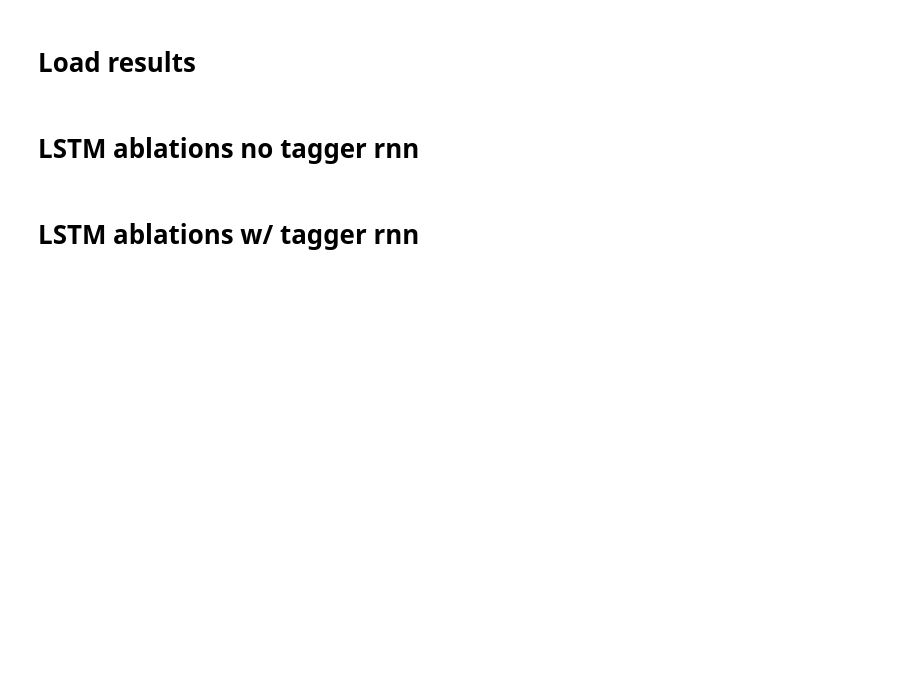
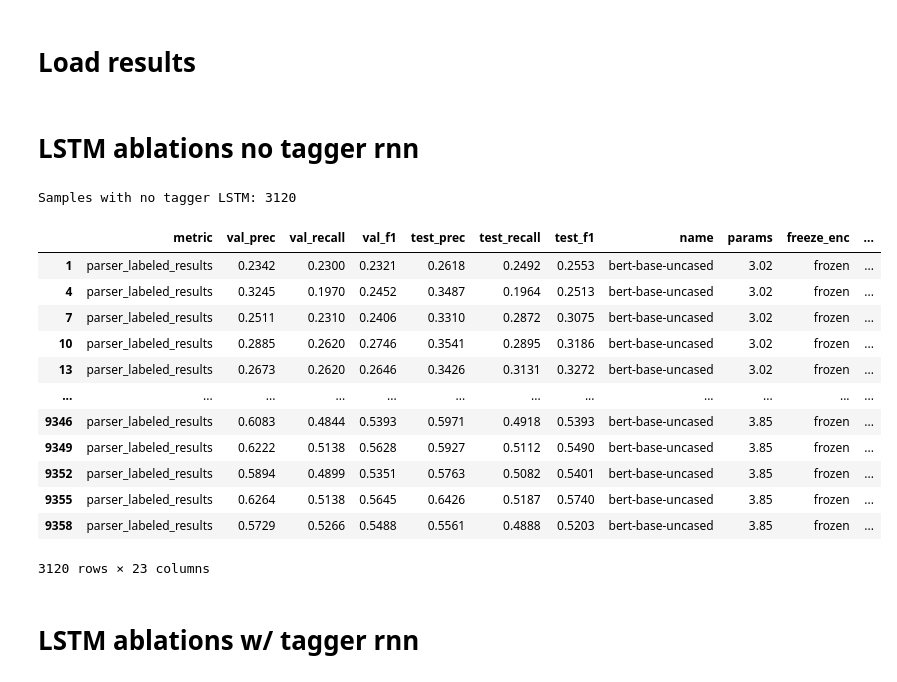
Before and after one commit to paolo-gajo/EfficientSDP, a Jupyter notebook: paper/gather_results.ipynb, the cells around one changed output. Drawn from its saved outputs; the diff is of its cells as text; code cells hidden in the pictures; blank space fills up the shorter version.

```diff
--- a/paper/gather_results.ipynb
+++ b/paper/gather_results.ipynb
@@ -61,19 +74,25 @@ def load_results(walk_path: str):
 # %% [markdown]
 # LSTM ablations no tagger rnn
 # %%
-import pandas as pd
-
-walk_path = '/home/pgajo/projects/def-hsajjad/pgajo/Multitask-RFG-torch/results_lstm_size_ablations'
-df_no_tagger = load_results(walk_path)
-
-df_no_tagger.drop_duplicates()
-
+walk_path = '/home/pgajo/projects/def-hsajjad/pgajo/Multitask-RFG-torch/results_no_tagger'
+df_no_tagger_load = load_results(walk_path)
+df_no_tagger = df_no_tagger_load.drop_duplicates()
 df_no_tagger = df_no_tagger[df_no_tagger['metric'] == 'parser_labeled_results']
-# df_no_tagger = df_no_tagger[df_no_tagger['tag_emb'] == '0']
-# df_no_tagger = df_no_tagger[df_no_tagger['mlp_h'] == '500']
-# df_no_tagger = df_no_tagger[df_no_tagger['par_rnn_l'] == '2']
-# df_no_tagger = df_no_tagger[df_no_tagger['seed'] == '1']
-# df_no_tagger = df_no_tagger[df_no_tagger['data'] == 'yamakata']
-
-display(df_no_tagger)
 dataset_list = df_no_tagger['data'].unique()
+print(f'Samples with no tagger LSTM: {len(df_no_tagger)}')
+df_no_tagger
+# %% [output]
+Samples with no tagger LSTM: 3120
+|  | metric | val_prec | val_recall | val_f1 | test_prec | test_recall | test_f1 | name | params | freeze_enc | ... |
+| 1 | parser_labeled_results | 0.2342 | 0.2300 | 0.2321 | 0.2618 | 0.2492 | 0.2553 | bert-base-uncased | 3.02 | frozen | ... |
+| 4 | parser_labeled_results | 0.3245 | 0.1970 | 0.2452 | 0.3487 | 0.1964 | 0.2513 | bert-base-uncased | 3.02 | frozen | ... |
+| 7 | parser_labeled_results | 0.2511 | 0.2310 | 0.2406 | 0.3310 | 0.2872 | 0.3075 | bert-base-uncased | 3.02 | frozen | ... |
+| 10 | parser_labeled_results | 0.2885 | 0.2620 | 0.2746 | 0.3541 | 0.2895 | 0.3186 | bert-base-uncased | 3.02 | frozen | ... |
+| 13 | parser_labeled_results | 0.2673 | 0.2620 | 0.2646 | 0.3426 | 0.3131 | 0.3272 | bert-base-uncased | 3.02 | frozen | ... |
+| ... | ... | ... | ... | ... | ... | ... | ... | ... | ... | ... | ... |
+| 9346 | parser_labeled_results | 0.6083 | 0.4844 | 0.5393 | 0.5971 | 0.4918 | 0.5393 | bert-base-uncased | 3.85 | frozen | ... |
+| 9349 | parser_labeled_results | 0.6222 | 0.5138 | 0.5628 | 0.5927 | 0.5112 | 0.5490 | bert-base-uncased | 3.85 | frozen | ... |
+| 9352 | parser_labeled_results | 0.5894 | 0.4899 | 0.5351 | 0.5763 | 0.5082 | 0.5401 | bert-base-uncased | 3.85 | frozen | ... |
+| 9355 | parser_labeled_results | 0.6264 | 0.5138 | 0.5645 | 0.6426 | 0.5187 | 0.5740 | bert-base-uncased | 3.85 | frozen | ... |
+| 9358 | parser_labeled_results | 0.5729 | 0.5266 | 0.5488 | 0.5561 | 0.4888 | 0.5203 | bert-base-uncased | 3.85 | frozen | ... |
+3120 rows × 23 columns
```
Also changed, not shown: parts of 31 cells of this notebook, 8 other files.
